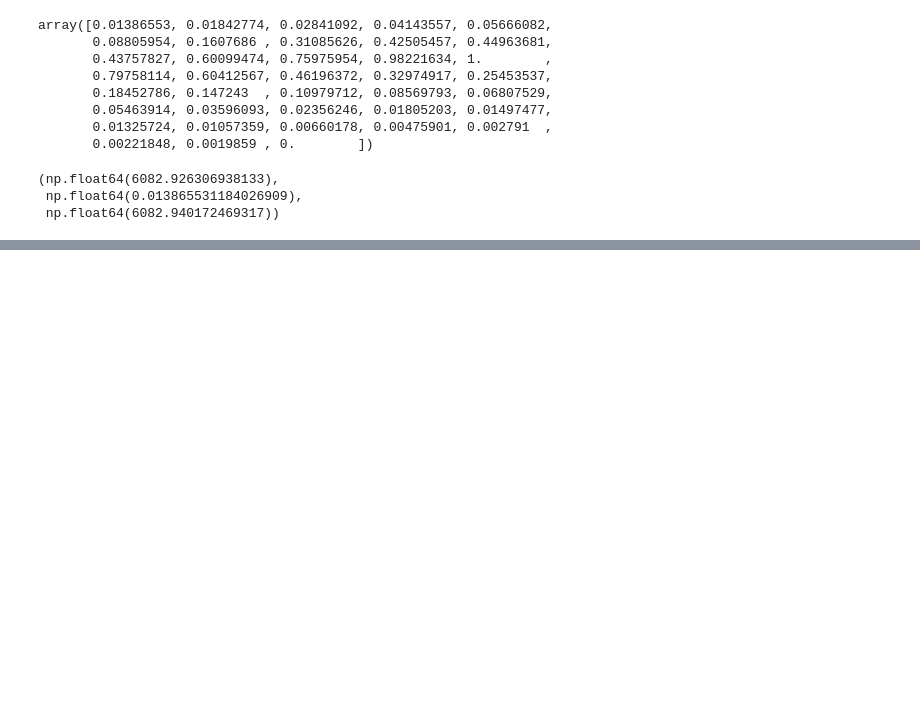
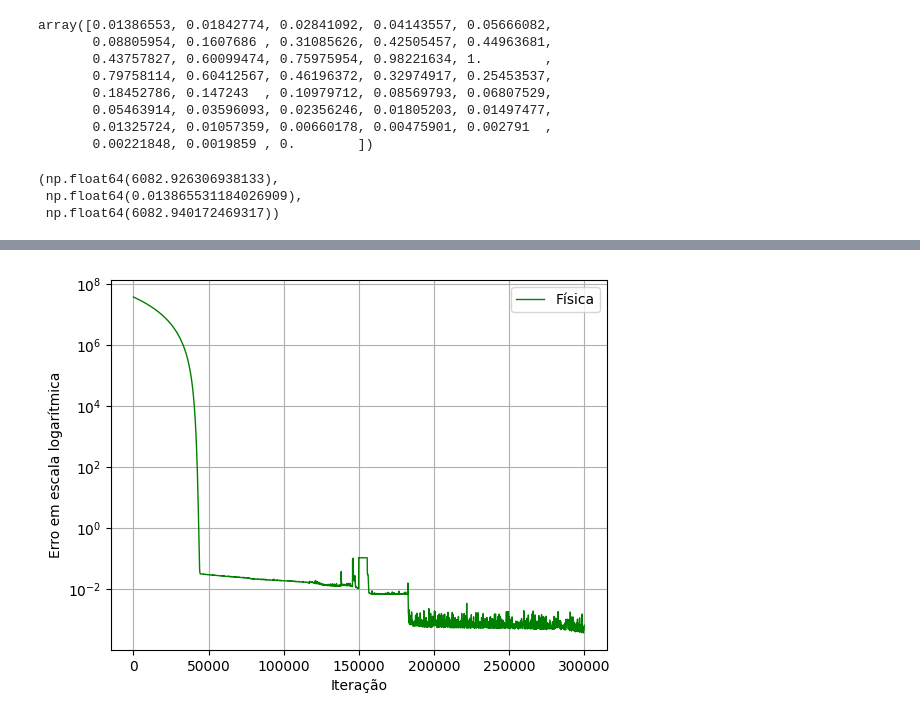
Before and after one commit to ginbar/inverse-cm, a Jupyter notebook: notebooks/real_data/InfluenzaUSA2025.ipynb, the cells around one changed output, grey strips where cells are left out. Saved outputs shown, nothing was run; the diff lists cells and outputs as text; code cells hidden in the pictures; blank space fills up the shorter version.

```diff
--- a/notebooks/real_data/InfluenzaUSA2025.ipynb
+++ b/notebooks/real_data/InfluenzaUSA2025.ipynb
@@ -114,3 +113,5 @@ plotting.plot_losshistory(model.losshistory)
 # %%
-# plotting.plot_phys_losshistory(model.losshistory)
+plotting.plot_phys_losshistory(model.losshistory, "loss-phys-eua-2025")
+# %% [output]
+[figure, added]
 # %%
```
Also changed, not shown: parts of 13 cells of this notebook, 33 other files.
